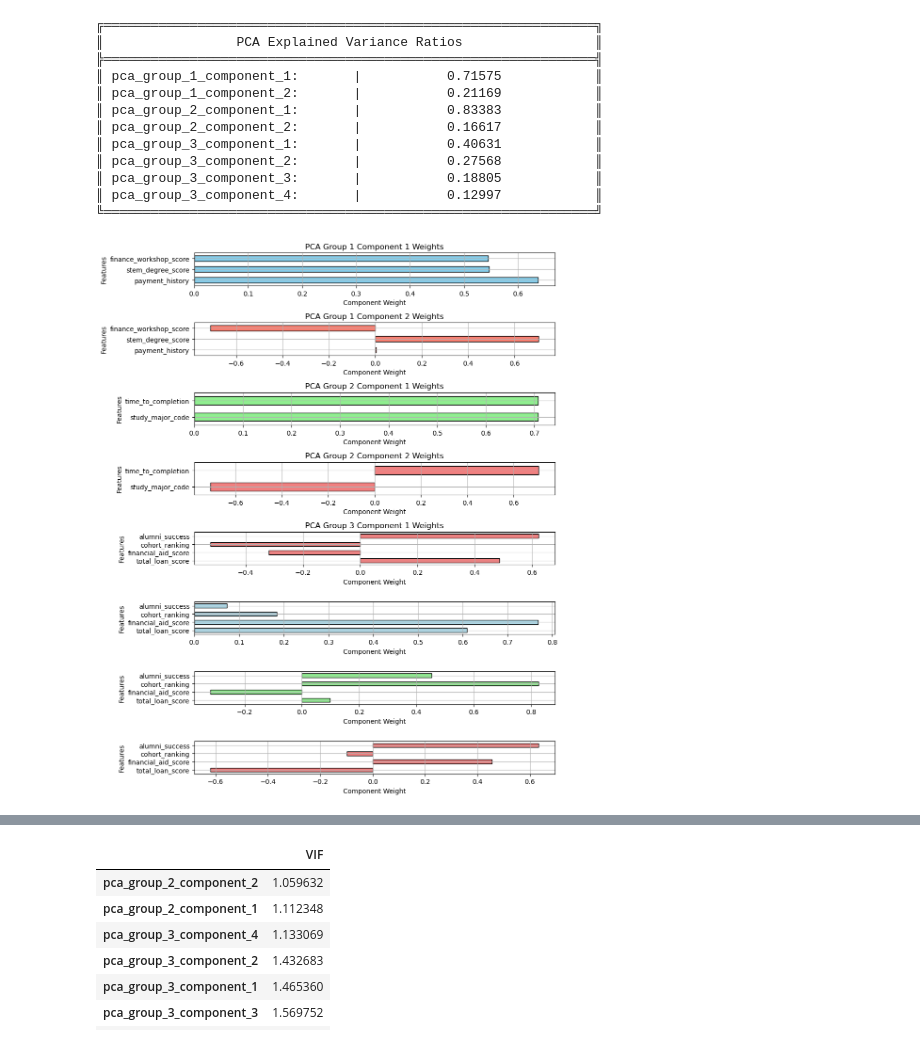
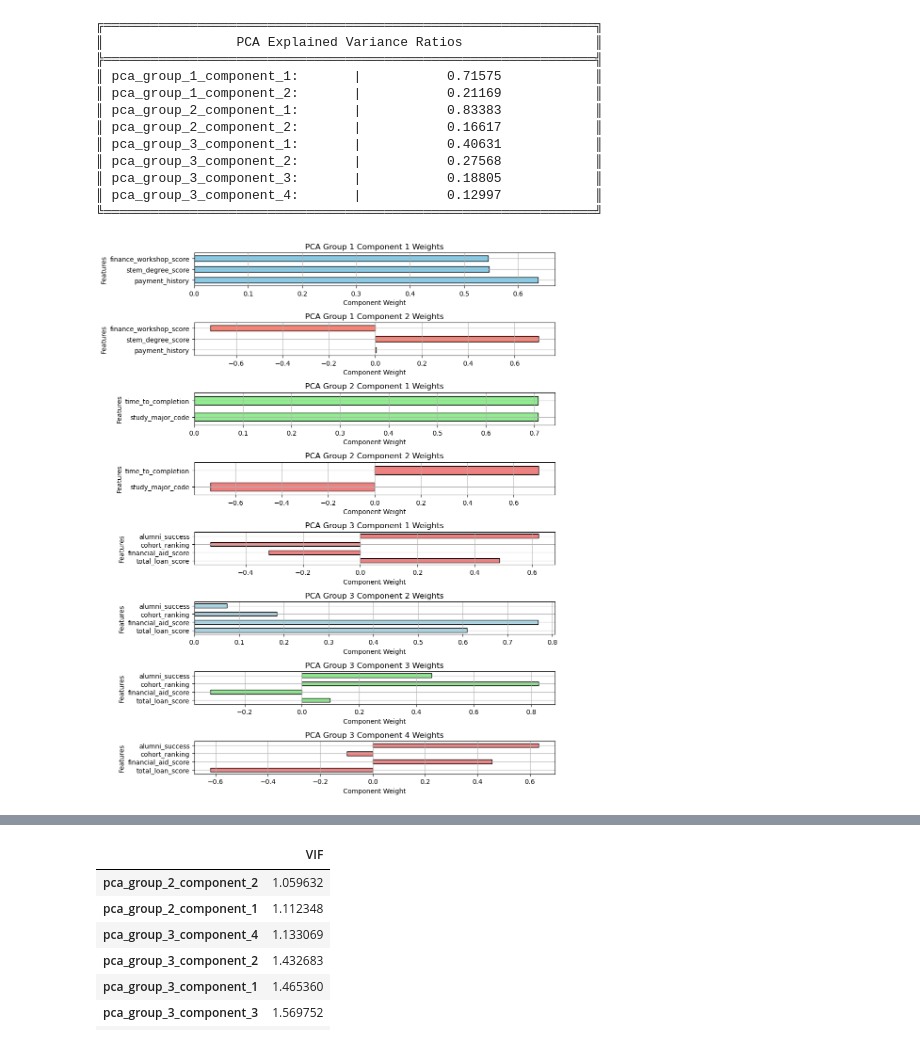
Before and after one commit to rune-encoder/neural-network-challenge-1, a Jupyter notebook: student_loans_with_deep_learning.ipynb, the cells around one changed output, grey strips where cells are left out. Drawn from its saved outputs; the diff is of its cells as text; code cells hidden in the pictures.

```diff
--- a/student_loans_with_deep_learning.ipynb
+++ b/student_loans_with_deep_learning.ipynb
@@ -397,38 +400,41 @@ pca_group_3_weights['pca_group_3_component_2'].plot(
     color="lightblue",
     legend=False,
     grid=True,
+    title="PCA Group 3 Component 2 Weights",
     xlabel="Component Weight",
     ylabel="Features"
 )
 
 # Plot the third component of Group 3 as a horizontal bar plot
 pca_group_3_weights['pca_group_3_component_3'].plot(
     kind='barh',
     ax=axes[6],
     edgecolor='black',
     color="lightgreen",
     legend=False,
     grid=True,
+    title="PCA Group 3 Component 3 Weights",
     xlabel="Component Weight",
     ylabel="Features"
 )
 
 # Plot the fourth component of Group 3 as a horizontal bar plot
 pca_group_3_weights['pca_group_3_component_4'].plot(
     kind='barh',
     ax=axes[7],
     edgecolor='black',
     color="lightcoral",
     legend=False,
     grid=True,
+    title="PCA Group 3 Component 4 Weights",
     xlabel="Component Weight",
     ylabel="Features"
 )
 
 plt.tight_layout()
 plt.show()
 # %% [output]
-[figure, old version]
+[figure, new version]
 # %%
 # Re-inspect the correlation between features on the X DataFrame after PCA transformation
 calc_correlation(X_transformed)
```
Also changed, not shown: parts of 9 cells of this notebook, 1 other file.
